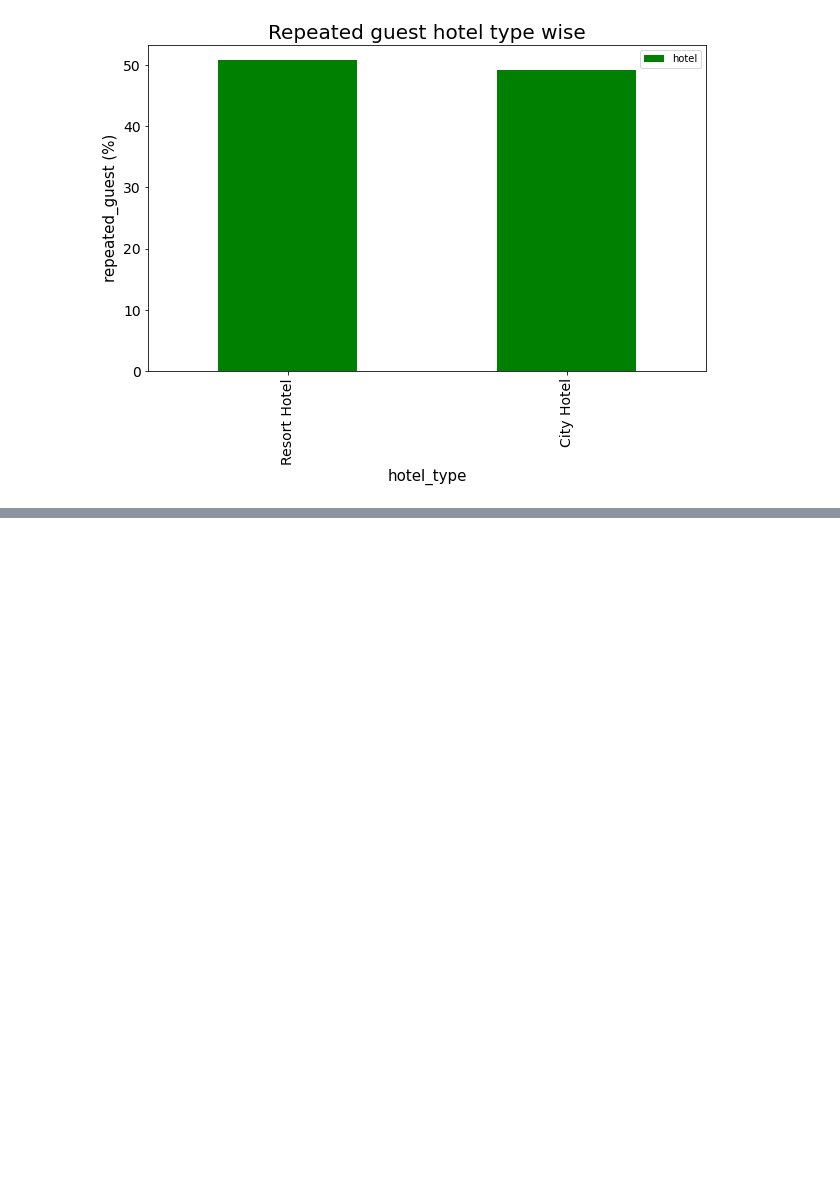
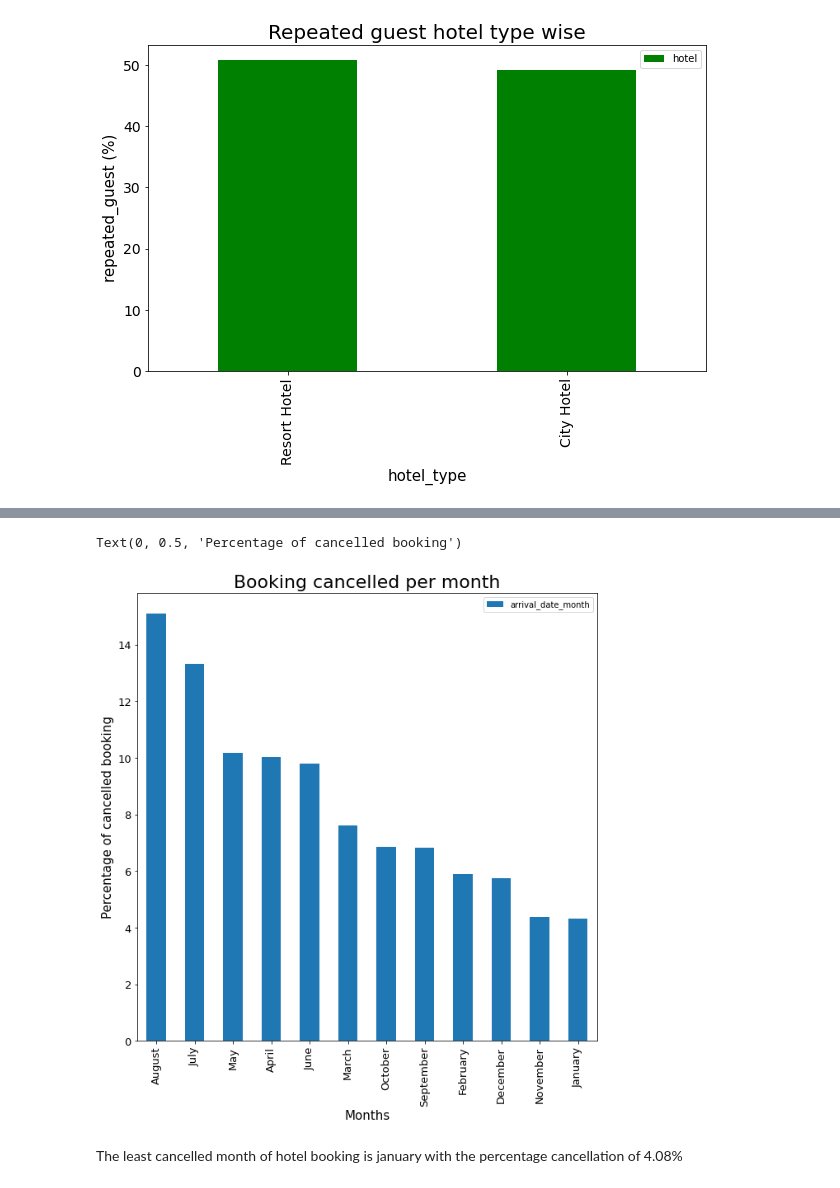
Before and after one commit to sahiljagtap11/Hotel_booking_analysis, a Jupyter notebook: SahilJ_commit_Copy_of_Final_Group_Hotel_Booking_Analysis_Capstone_Project.ipynb, the cells around one changed output, grey strips where cells are left out. Drawn from its saved outputs; the diff is of its cells as text; code cells hidden in the pictures; blank space fills up the shorter version.

```diff
--- a/SahilJ_commit_Copy_of_Final_Group_Hotel_Booking_Analysis_Capstone_Project.ipynb
+++ b/SahilJ_commit_Copy_of_Final_Group_Hotel_Booking_Analysis_Capstone_Project.ipynb
@@ -266,0 +298,4 @@ Text(0, 0.5, 'repeated_guest (%)')
+# %%
+canceled_booking = hotel_data_raw.loc[hotel_data_raw['is_canceled']==1,'arrival_date_month'].value_counts(normalize='index')*100
+canceled_booking = pd.DataFrame(canceled_booking)
+canceled_booking
@@ -266,0 +316,10 @@ Text(0, 0.5, 'repeated_guest (%)')
+# %%
+an = canceled_booking.plot.bar(figsize= (10,10),fontsize= 13)
+an.set_title('Booking cancelled per month',fontsize  = 22)
+an.set_xlabel('Months',fontsize = 15)
+an.set_ylabel('Percentage of cancelled booking',fontsize = 15)
+# %% [output]
+Text(0, 0.5, 'Percentage of cancelled booking')
+[figure, added]
+# %% [markdown]
+The least cancelled month of hotel booking is january with the percentage cancellation of 4.08%
```
Also changed, not shown: parts of 24 cells of this notebook.
